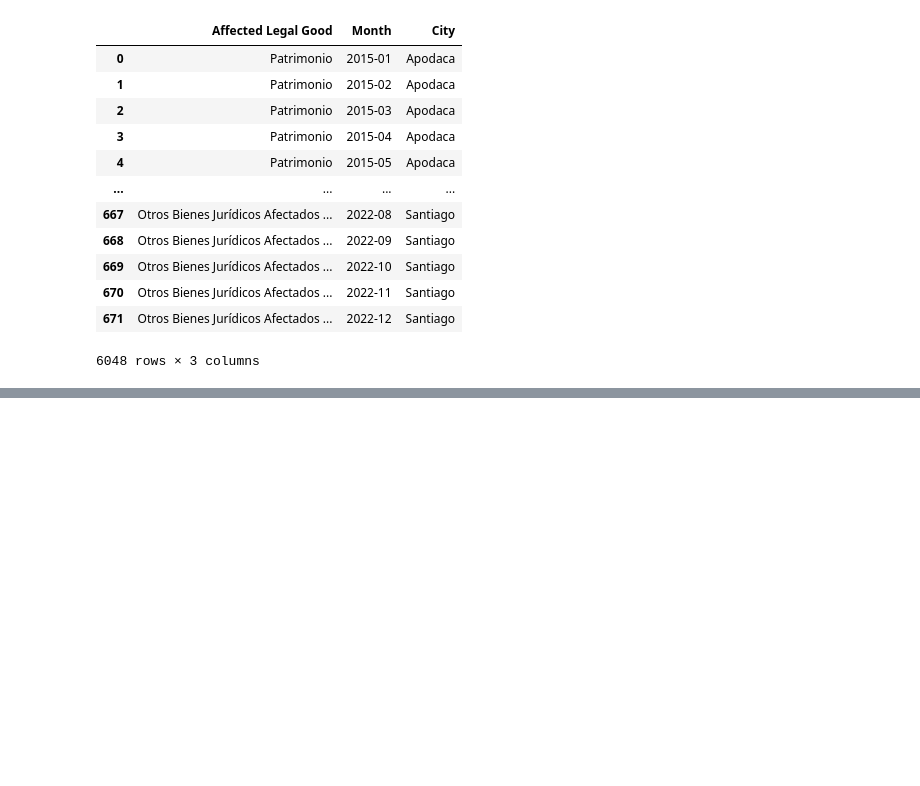
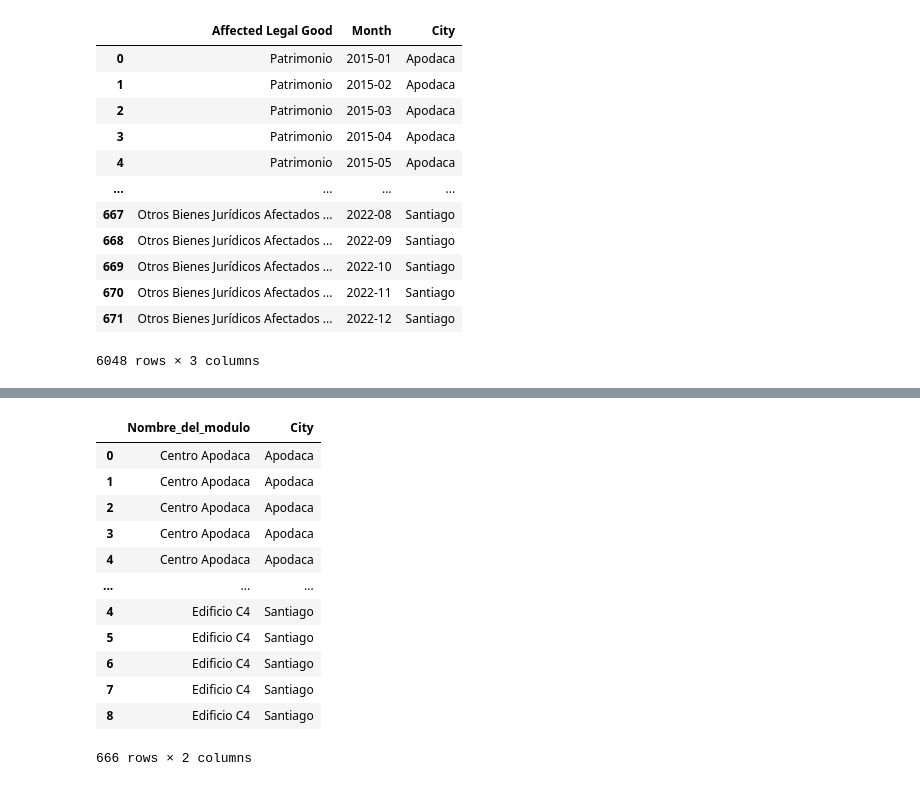
Before and after one commit to JosePabloGFnl/Monterrey-Violence, a Jupyter notebook: city-crimes.ipynb, the cells around one changed output, grey strips where cells are left out. Saved outputs shown, nothing was run; the diff lists cells and outputs as text; code cells hidden in the pictures; blank space fills up the shorter version.

```diff
--- a/city-crimes.ipynb
+++ b/city-crimes.ipynb
@@ -72,0 +101,18 @@ modulos_santiago = pd.read_csv("modulos-de-atencion-de-seguridad-publica-santiag
+# %%
+modulos = pd.concat([modulos_apodaca, modulos_garcia, modulos_escobedo, modulos_guadalupe, modulos_juarez, modulos_monterrey, modulos_san_nico, modulos_santa, modulos_santiago])
+modulos = modulos[["Nombre_del_modulo", "City"]]
+modulos
+# %% [output]
+|  | Nombre_del_modulo | City |
+| 0 | Centro Apodaca | Apodaca |
+| 1 | Centro Apodaca | Apodaca |
+| 2 | Centro Apodaca | Apodaca |
+| 3 | Centro Apodaca | Apodaca |
+| 4 | Centro Apodaca | Apodaca |
+| ... | ... | ... |
+| 4 | Edificio C4 | Santiago |
+| 5 | Edificio C4 | Santiago |
+| 6 | Edificio C4 | Santiago |
+| 7 | Edificio C4 | Santiago |
+| 8 | Edificio C4 | Santiago |
+666 rows × 2 columns
```
Also changed, not shown: parts of 3 cells of this notebook, 2 other files.
